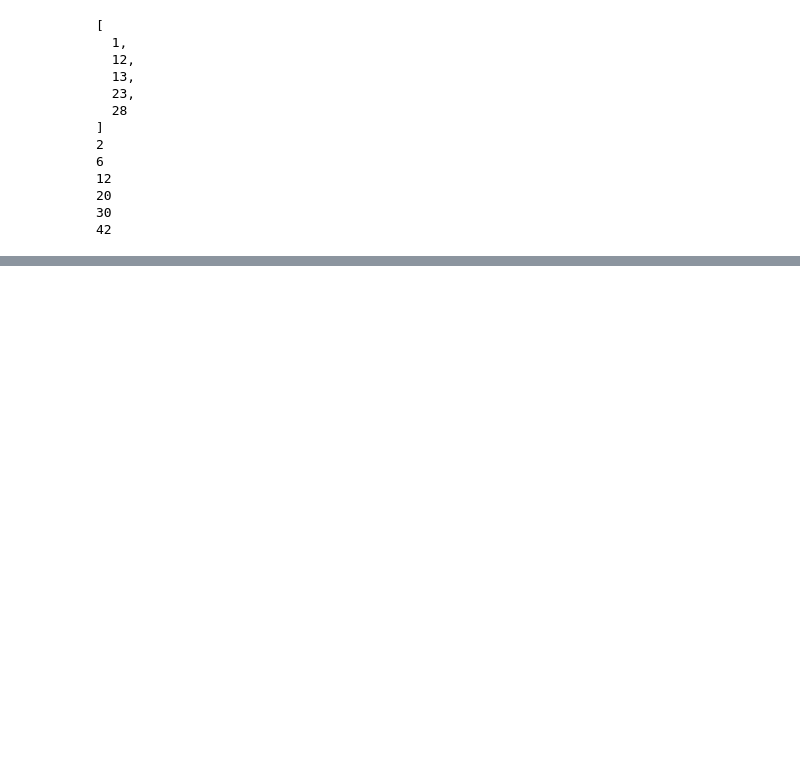
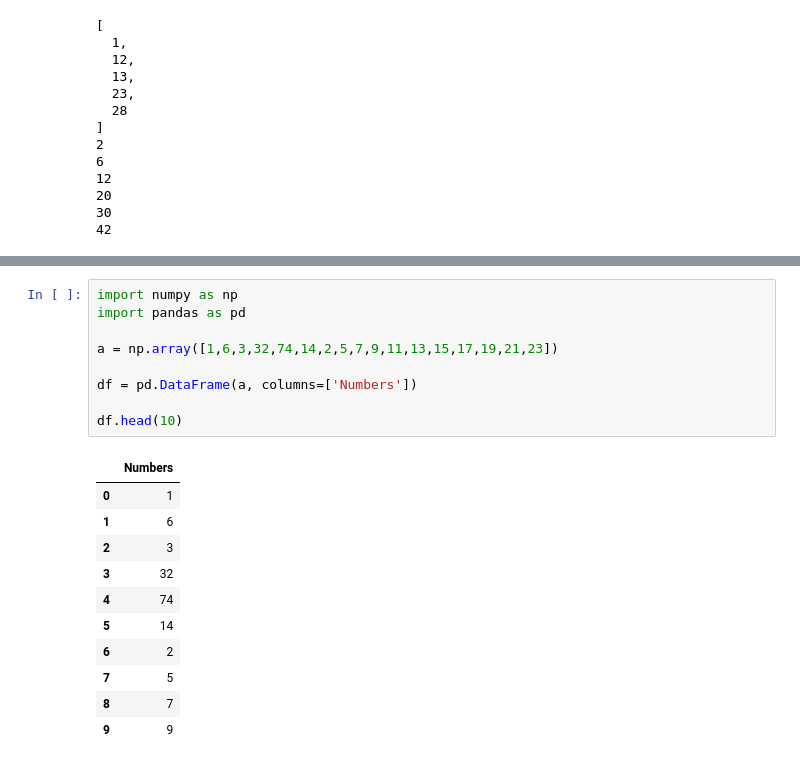
Before and after one commit to AndrewJesse/ColdCase, a Jupyter notebook: main.ipynb, the cells around one changed output, grey strips where cells are left out. Drawn from its saved outputs; the diff is of its cells as text; blank space fills up the shorter version.

Commit message:
numpy and pandas

```diff
--- a/main.ipynb
+++ b/main.ipynb
@@ -130,0 +182,21 @@ printer.multiply()
+# %%
+import numpy as np
+import pandas as pd
+
+a = np.array([1,6,3,32,74,14,2,5,7,9,11,13,15,17,19,21,23])
+
+df = pd.DataFrame(a, columns=['Numbers'])
+
+df.head(10)
+# %% [output]
+|  | Numbers |
+| 0 | 1 |
+| 1 | 6 |
+| 2 | 3 |
+| 3 | 32 |
+| 4 | 74 |
+| 5 | 14 |
+| 6 | 2 |
+| 7 | 5 |
+| 8 | 7 |
+| 9 | 9 |
```
Also changed, not shown: parts of 2 cells of this notebook, 1 other file.
